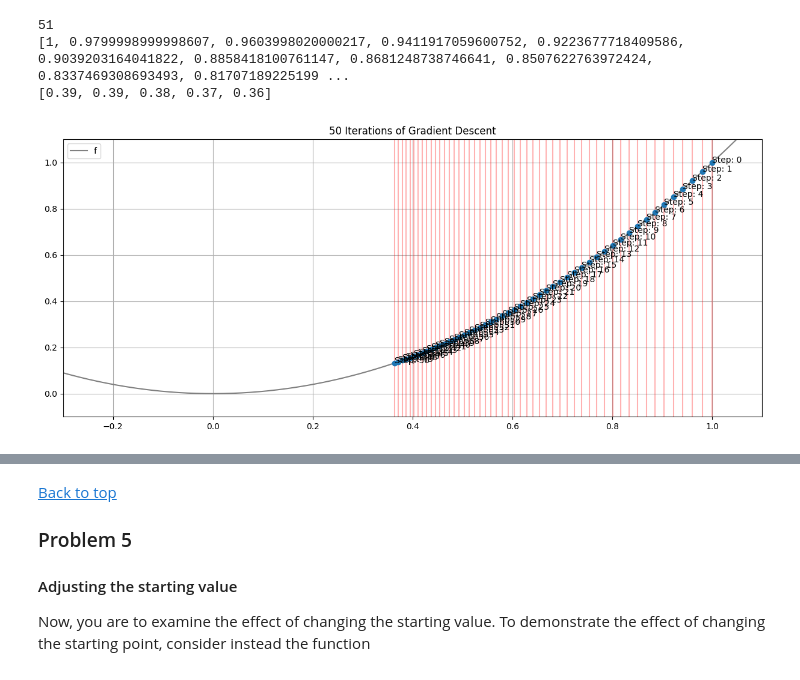
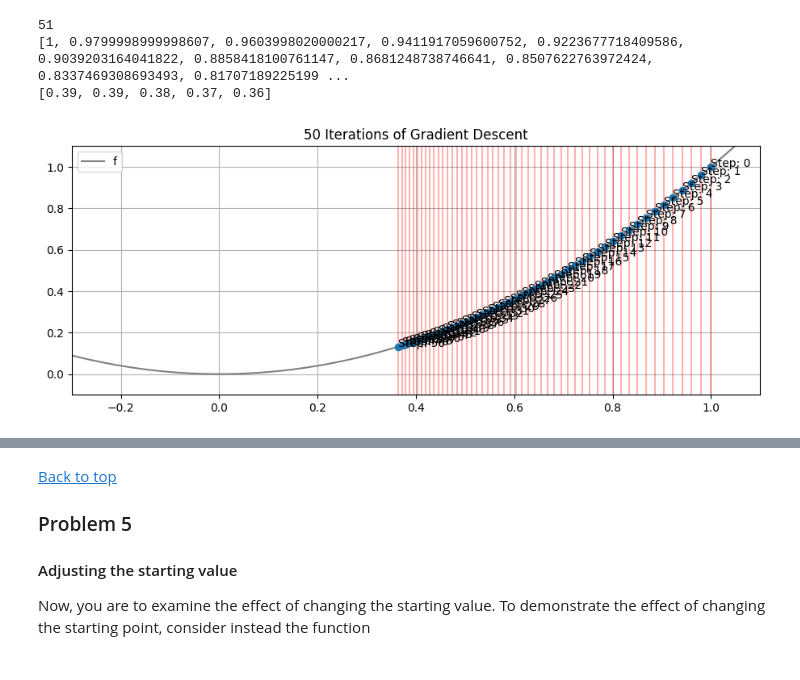
Before and after one commit to Subroy1/MSAI_AllPracticeModules, a Jupyter notebook: Module 15/colab_activity15_2.ipynb, the cells around one changed output, grey strips where cells are left out. Cells and saved outputs as stored; diff of their text form; code cells hidden in the pictures.

```diff
--- a/Module 15/colab_activity15_2.ipynb
+++ b/Module 15/colab_activity15_2.ipynb
@@ -169,16 +169,16 @@ print([round(i, 2) for i in xs[-5:]])
 [0.39, 0.39, 0.38, 0.37, 0.36]
 # %%
 x = np.linspace(-3, 3, 1000)
-plt.figure(figsize = (15, 6))
+plt.figure(figsize = (11, 4))
 for i, x0 in enumerate(xs):
   plt.text(x0, f(x0), f'Step: {i}');
   plt.axvline(x0, color = 'red', alpha = 0.3)
 plt.plot(x, f(x), color = 'gray', label = 'f')
 plt.plot(xs, f(np.array(xs)), 'o')
 plt.xlim(-.3, 1.1)
 plt.ylim(-0.1, 1.1)
 plt.legend()
 plt.title('50 Iterations of Gradient Descent')
 plt.grid();
 # %% [output]
-[figure, old version]
+[figure, new version]
```
Also changed, not shown: parts of 4 cells of this notebook.
